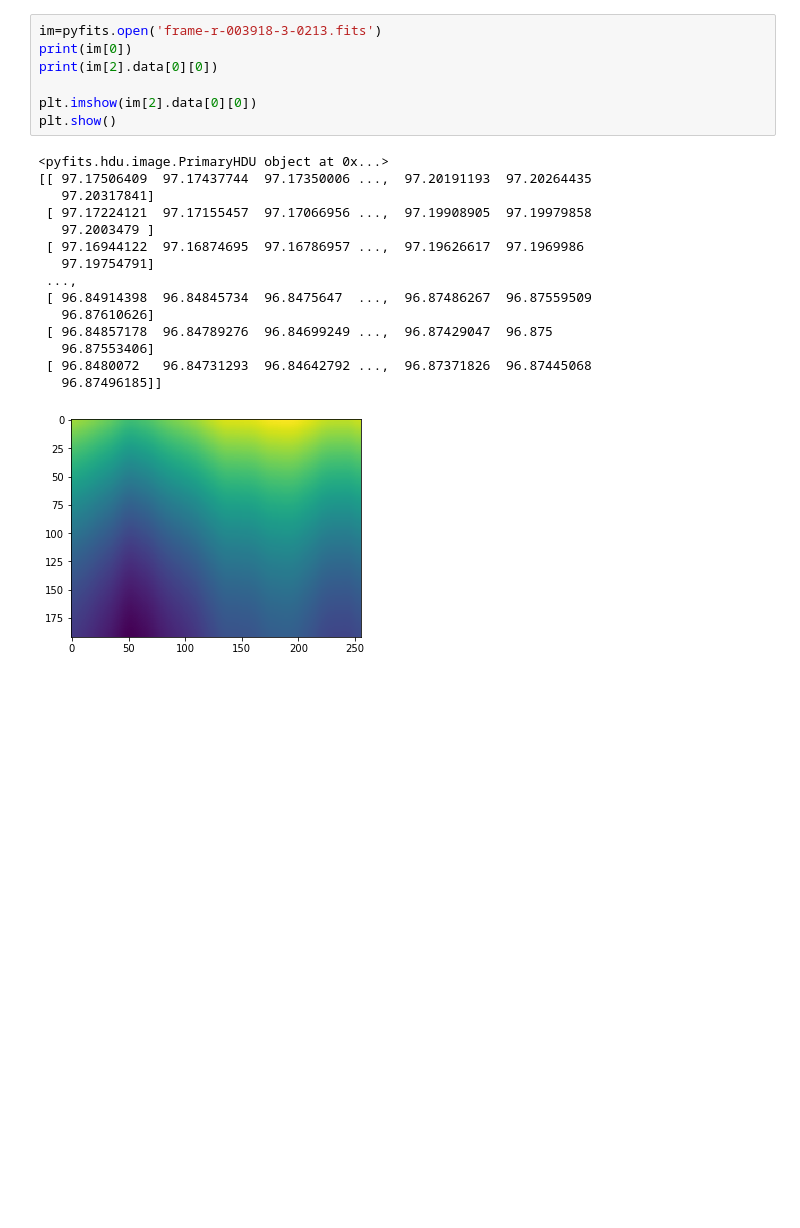
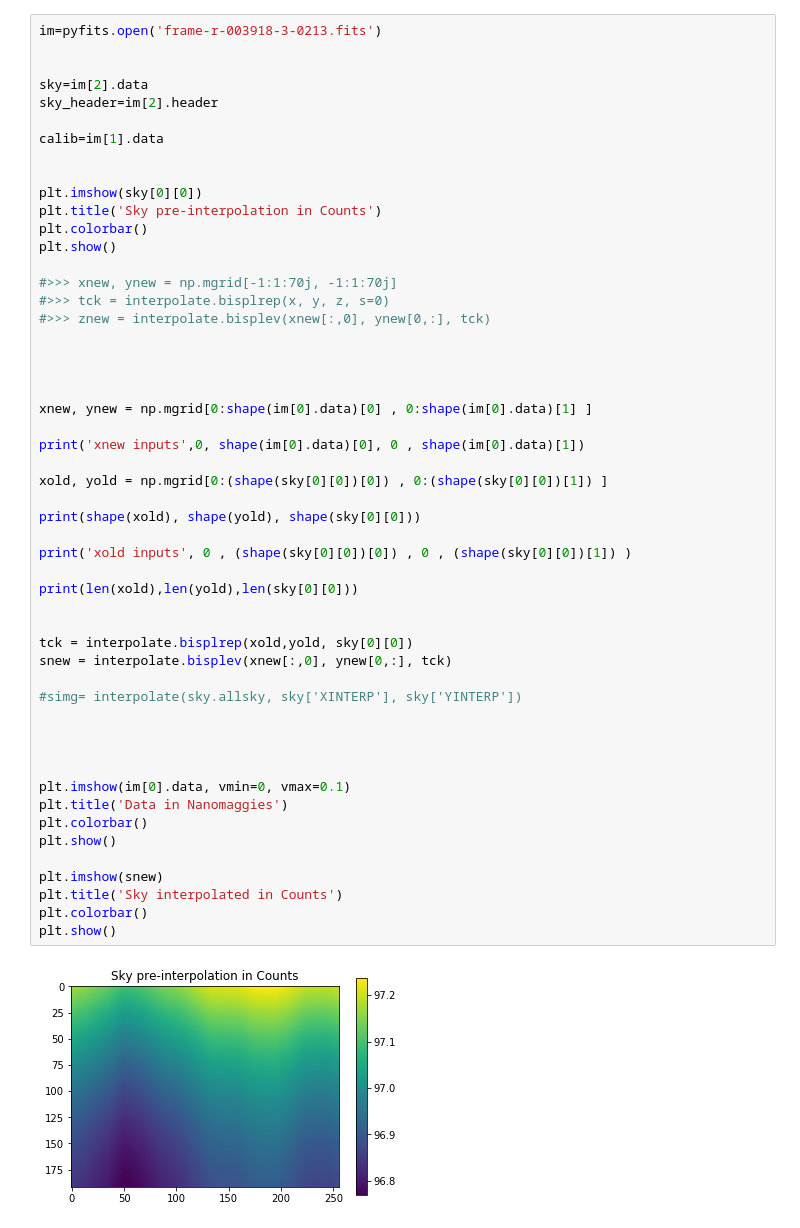
Before and after one commit to beckynevin/sdss_noise_imaging, a Jupyter notebook: SDSS_r_imaging.ipynb, the cells around one changed output. Cells and saved outputs as stored; diff of their text form; blank space fills up the shorter version.

Commit message:
Produces raw data cube, analyzes background frame, etc.

```diff
--- a/SDSS_r_imaging.ipynb
+++ b/SDSS_r_imaging.ipynb
@@ -22,23 +63,54 @@ from astropy.io import fits
-# %%
-im=pyfits.open('frame-r-003918-3-0213.fits')
-print(im[0])
-print(im[2].data[0][0])
-
-plt.imshow(im[2].data[0][0])
-plt.show()
-# %% [output]
-<pyfits.hdu.image.PrimaryHDU object at 0x...>
-[[ 97.17506409  97.17437744  97.17350006 ...,  97.20191193  97.20264435
-   97.20317841]
- [ 97.17224121  97.17155457  97.17066956 ...,  97.19908905  97.19979858
-   97.2003479 ]
- [ 97.16944122  97.16874695  97.16786957 ...,  97.19626617  97.1969986
-   97.19754791]
- ...,
- [ 96.84914398  96.84845734  96.8475647  ...,  96.87486267  96.87559509
-   96.87610626]
- [ 96.84857178  96.84789276  96.84699249 ...,  96.87429047  96.875
-   96.87553406]
- [ 96.8480072   96.84731293  96.84642792 ...,  96.87371826  96.87445068
-   96.87496185]]
-[figure, removed]
+# %%
+im=pyfits.open('frame-r-003918-3-0213.fits')
+
+
+sky=im[2].data
+sky_header=im[2].header
+
+calib=im[1].data
+
+
+plt.imshow(sky[0][0])
+plt.title('Sky pre-interpolation in Counts')
+plt.colorbar()
+plt.show()
+
+#>>> xnew, ynew = np.mgrid[-1:1:70j, -1:1:70j]
+#>>> tck = interpolate.bisplrep(x, y, z, s=0)
+#>>> znew = interpolate.bisplev(xnew[:,0], ynew[0,:], tck)
+
+
+
+
+xnew, ynew = np.mgrid[0:shape(im[0].data)[0] , 0:shape(im[0].data)[1] ]
+
+print('xnew inputs',0, shape(im[0].data)[0], 0 , shape(im[0].data)[1])
+
+xold, yold = np.mgrid[0:(shape(sky[0][0])[0]) , 0:(shape(sky[0][0])[1]) ]
+
+print(shape(xold), shape(yold), shape(sky[0][0]))
+
+print('xold inputs', 0 , (shape(sky[0][0])[0]) , 0 , (shape(sky[0][0])[1]) )
+
+print(len(xold),len(yold),len(sky[0][0]))
+
+
+tck = interpolate.bisplrep(xold,yold, sky[0][0])
+snew = interpolate.bisplev(xnew[:,0], ynew[0,:], tck)
+
+#simg= interpolate(sky.allsky, sky['XINTERP'], sky['YINTERP'])
+
+
+
+
+plt.imshow(im[0].data, vmin=0, vmax=0.1)
+plt.title('Data in Nanomaggies')
+plt.colorbar()
+plt.show()
+
+plt.imshow(snew)
+plt.title('Sky interpolated in Counts')
+plt.colorbar()
+plt.show()
+# %% [output]
+[figure, added]
```
Also changed, not shown: parts of 7 cells of this notebook.
